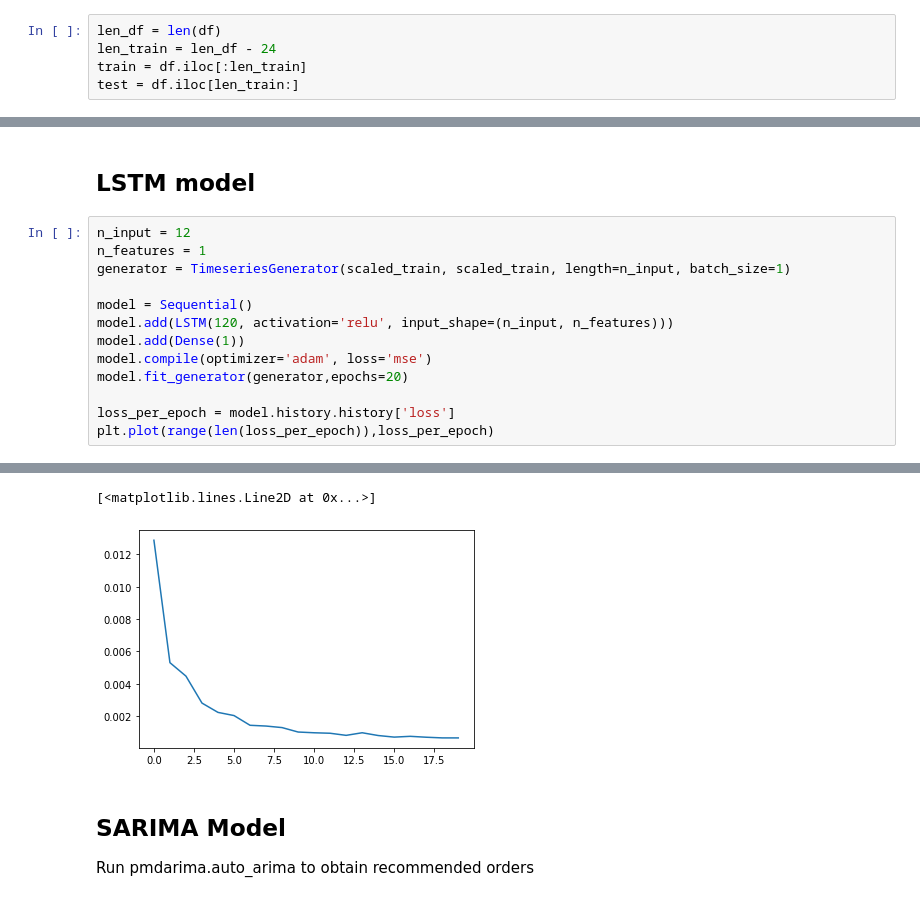
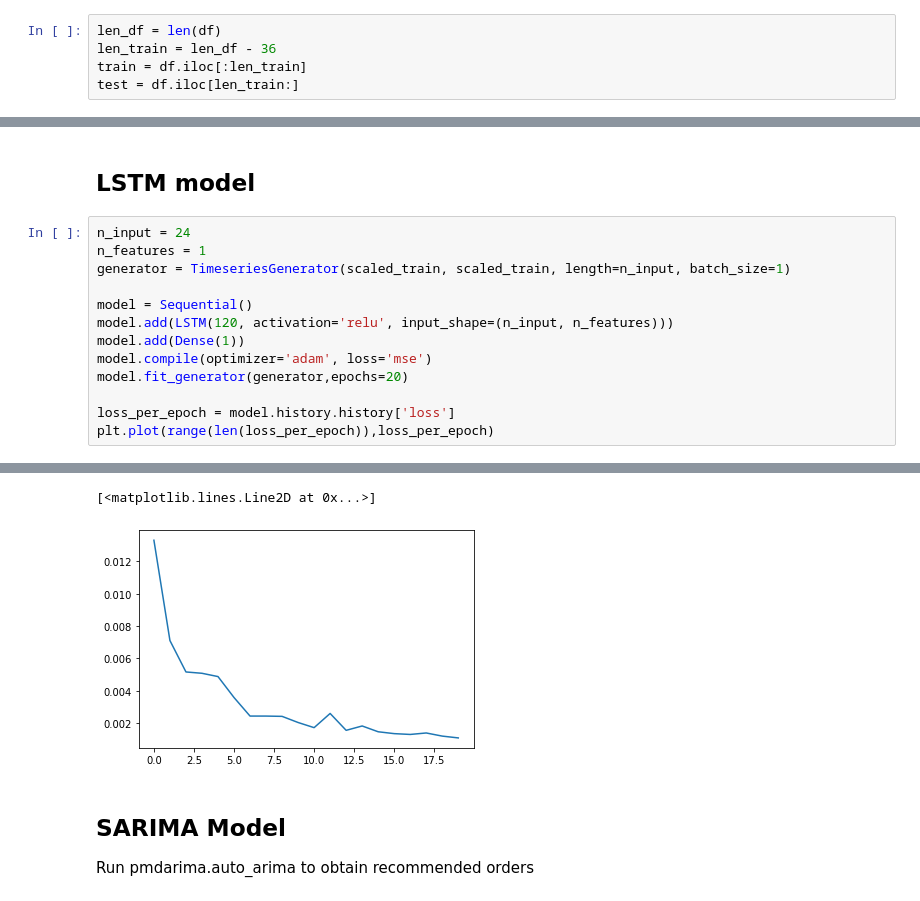
Before and after one commit to nargizka/tsa, a Jupyter notebook: VMT_estimation.ipynb, the cells around one changed output, grey strips where cells are left out. Saved outputs shown, nothing was run; the diff lists cells and outputs as text.

```diff
--- a/VMT_estimation.ipynb
+++ b/VMT_estimation.ipynb
@@ -72,7 +72,7 @@ result.resid.plot(figsize=(12,4))
 ### Train-test split
 # %%
 len_df = len(df)
-len_train = len_df - 24
+len_train = len_df - 36
 train = df.iloc[:len_train]
 test = df.iloc[len_train:]
 # %% [markdown]
@@ -85,7 +85,7 @@ scaled_test = scaler.transform(test)
 # %% [markdown]
 ## LSTM model
 # %%
-n_input = 12
+n_input = 24
 n_features = 1
 generator = TimeseriesGenerator(scaled_train, scaled_train, length=n_input, batch_size=1)
 
@@ -118,5 +118,5 @@ Epoch 20/20
 [<matplotlib.lines.Line2D at 0x...>]
-[figure, old version]
+[figure, new version]
 # %% [markdown]
 ## SARIMA Model
 Run pmdarima.auto_arima to obtain recommended orders
```
Also changed, not shown: parts of 4 cells of this notebook.
